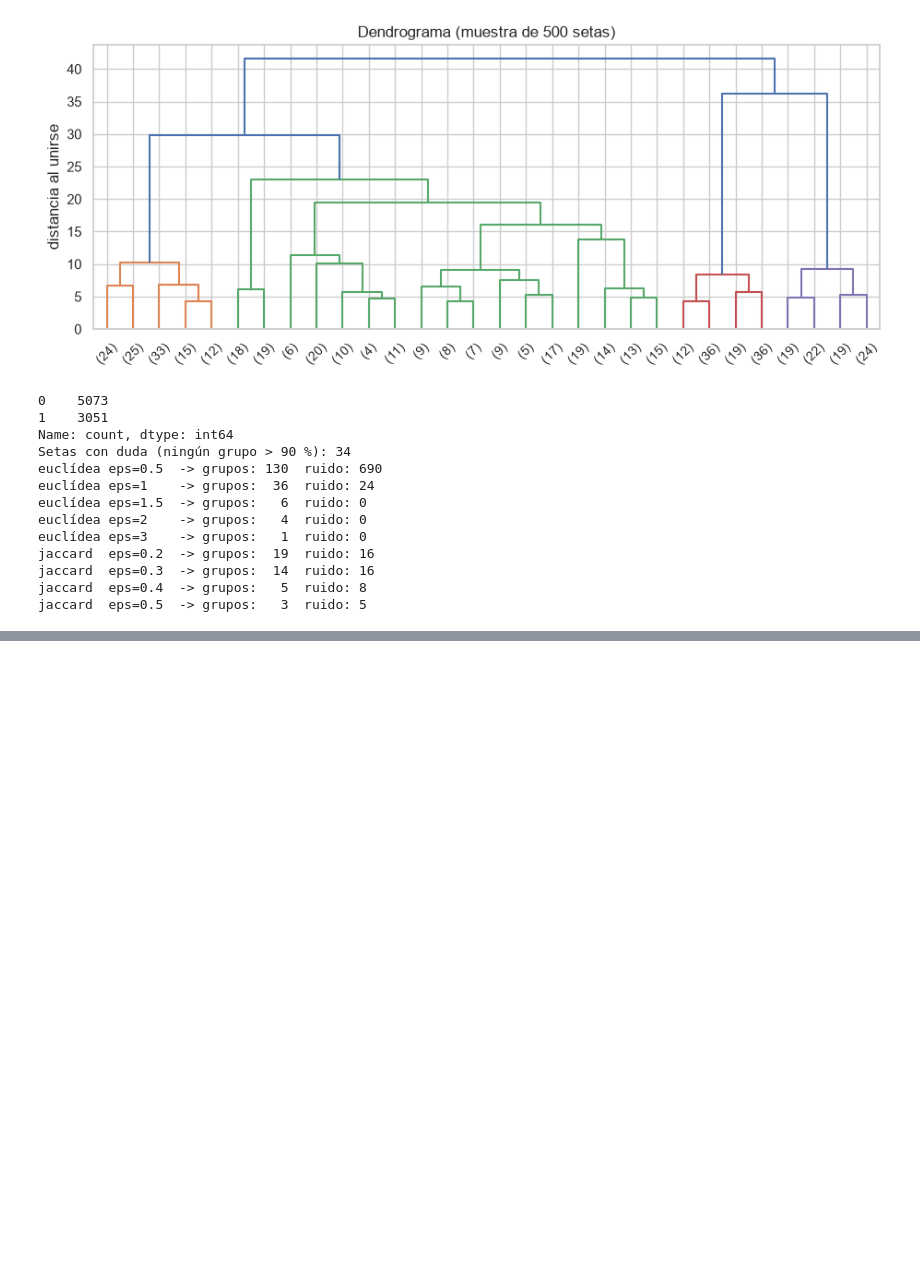
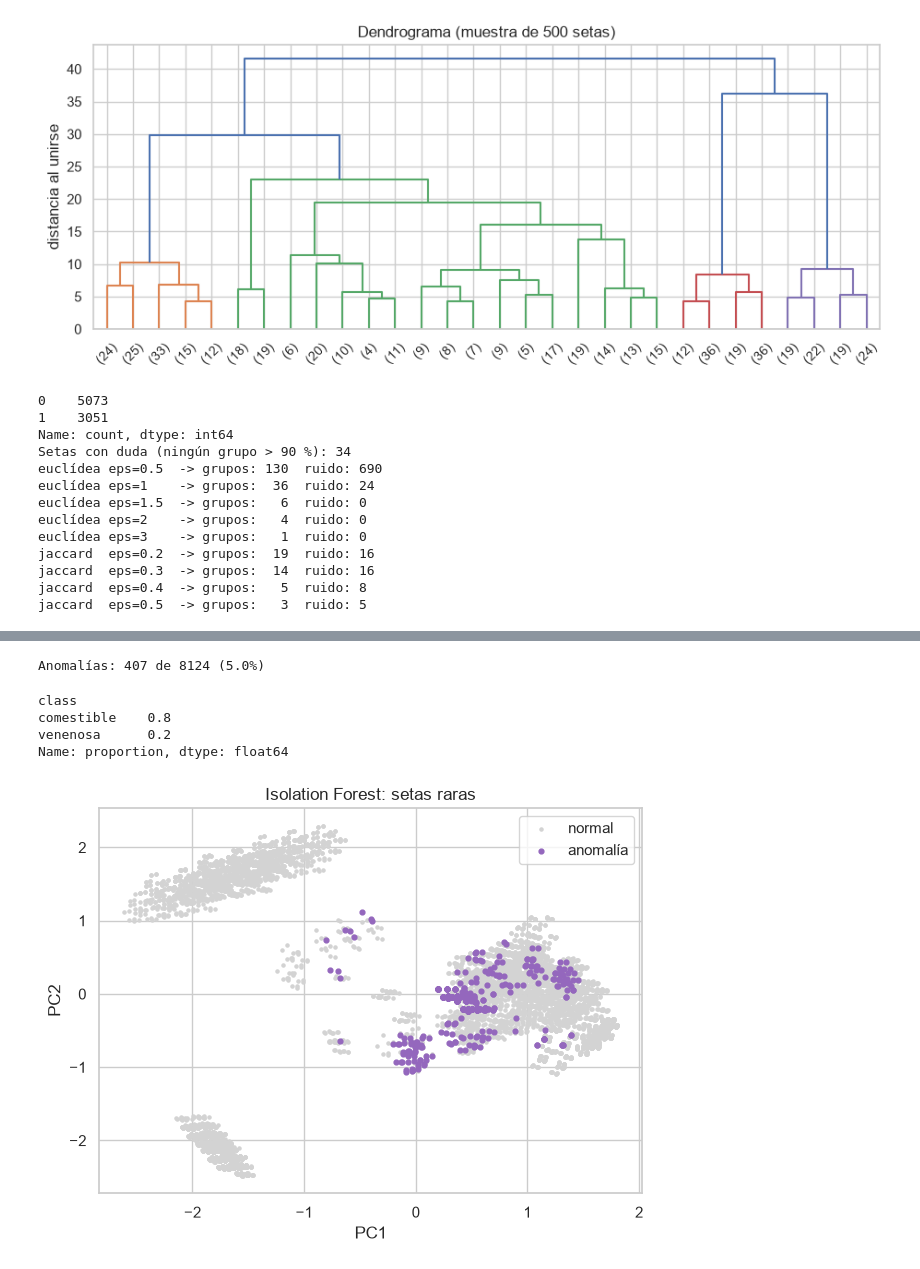
Before and after one commit to IA-P1-BCN/juanCarlos-investigacion-clustering, a Jupyter notebook: workshop-setas.ipynb, the cells around one changed output, grey strips where cells are left out. Drawn from its saved outputs; the diff is of its cells as text; code cells hidden in the pictures; blank space fills up the shorter version.

Commit message:
taller(06): setas — interpretación (Isolation Forest, revisión Jaccard, conclusiones)
Co-Authored-By: Claude Opus 5.5 <noreply@anthropic.com>

```diff
--- a/workshop-setas.ipynb
+++ b/workshop-setas.ipynb
@@ -467,0 +419,24 @@ Se parecen mucho: K-Means ha visto la estructura **sin la etiqueta**. Los fallos
+# %%
+from sklearn.ensemble import IsolationForest
+
+iso = IsolationForest(contamination=0.05, random_state=RANDOM_STATE).fit(X_red)
+es_anomalia = iso.predict(X_red) == -1          # -1 = anomalía
+
+print(f"Anomalías: {es_anomalia.sum()} de {len(X_red)} ({es_anomalia.mean():.1%})")
+# Solo para mirar: ¿las raras son comestibles o venenosas?
+y[es_anomalia].map({0: "comestible", 1: "venenosa"}).value_counts(normalize=True).round(2)
+# %% [output]
+Anomalías: 407 de 8124 (5.0%)
+class
+comestible    0.8
+venenosa      0.2
+Name: proportion, dtype: float64
+# %%
+# Las pintamos sobre el PCA 2D de la fase 05
+plt.figure(figsize=(7, 5))
+plt.scatter(X_2d[~es_anomalia, 0], X_2d[~es_anomalia, 1], s=5, c="lightgray", label="normal")
+plt.scatter(X_2d[es_anomalia, 0], X_2d[es_anomalia, 1], s=12, c="tab:purple", label="anomalía")
+plt.title("Isolation Forest: setas raras"); plt.xlabel("PC1"); plt.ylabel("PC2"); plt.legend()
+plt.show()
+# %% [output]
+[figure, added]
```
Also changed, not shown: parts of 24 cells of this notebook, 2 other files.
